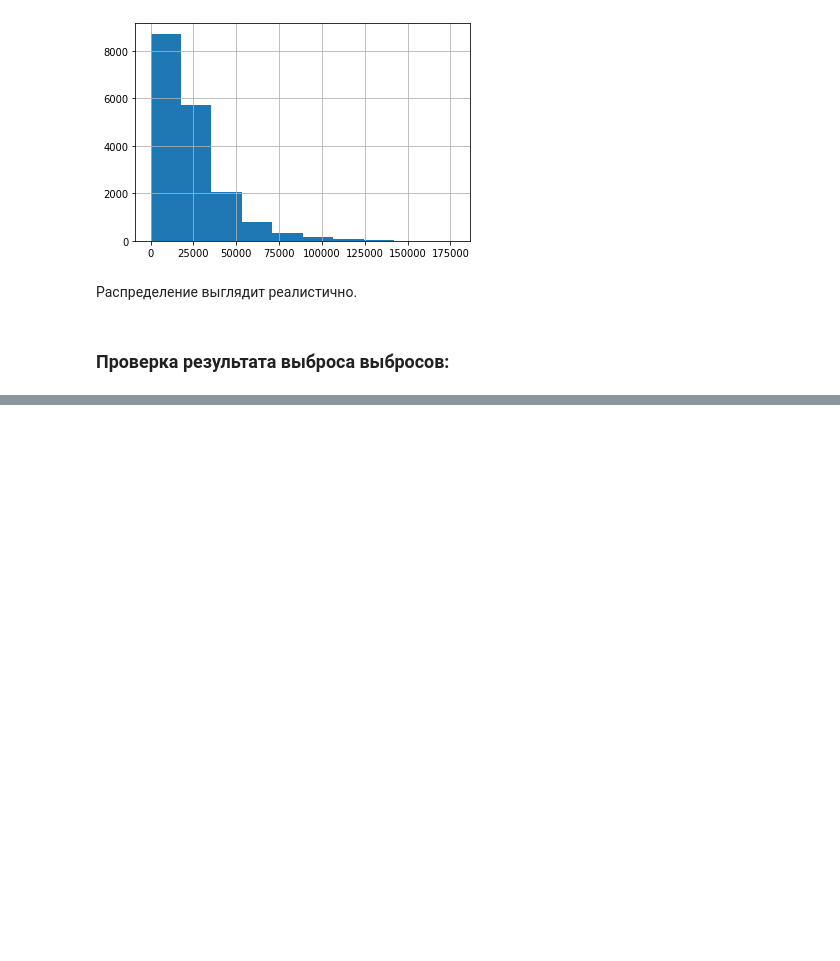
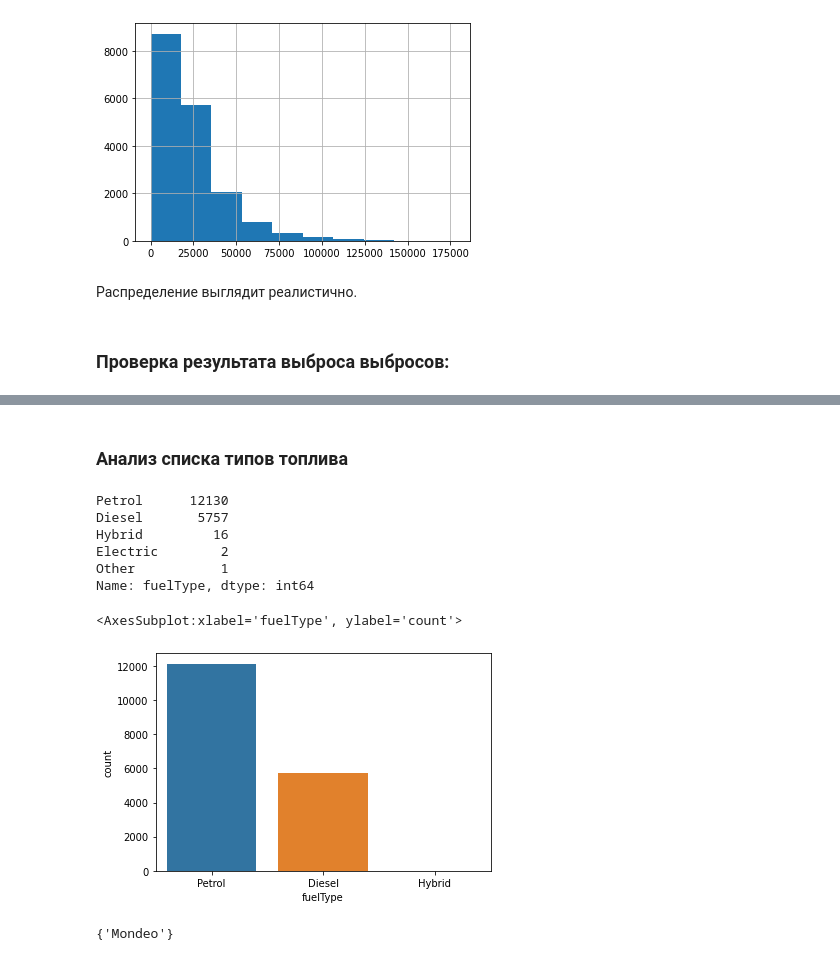
Before and after one commit to Donutellko/IAD, a Jupyter notebook: HW_3/Car price prediction.ipynb, the cells around one changed output, grey strips where cells are left out. Cells and saved outputs as stored; diff of their text form; code cells hidden in the pictures; blank space fills up the shorter version.

```diff
--- a/HW_3/Car price prediction.ipynb
+++ b/HW_3/Car price prediction.ipynb
@@ -187,0 +222,22 @@ auto_data.describe()
+# %% [markdown]
+### Анализ списка типов топлива
+# %%
+fueltype_counts = auto_data.fuelType.value_counts()
+fueltype_counts
+# %% [output]
+Petrol      12130
+Diesel       5757
+Hybrid         16
+Electric        2
+Other           1
+Name: fuelType, dtype: int64
+# %%
+sns.countplot(auto_data.fuelType)
+# %% [output]
+<AxesSubplot:xlabel='fuelType', ylabel='count'>
+[figure, added]
+# %%
+hybrids = auto_data[auto_data.fuelType == 'Hybrid']
+set(hybrids.model)
+# %% [output]
+{'Mondeo'}
```
Also changed, not shown: parts of 24 cells of this notebook.
